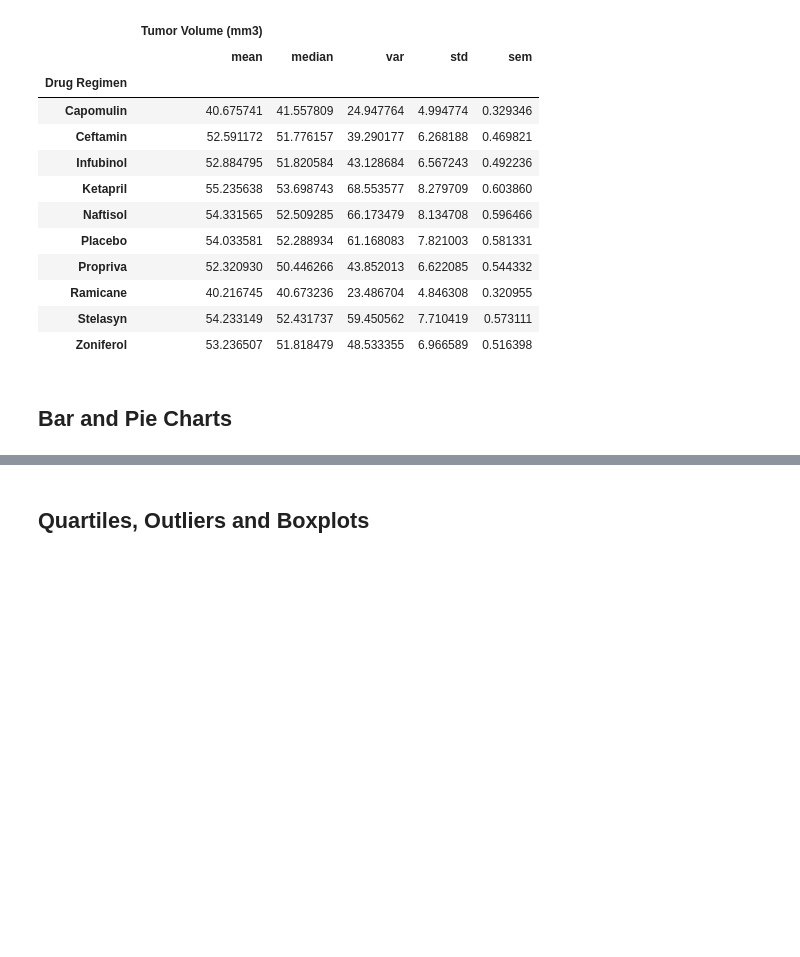
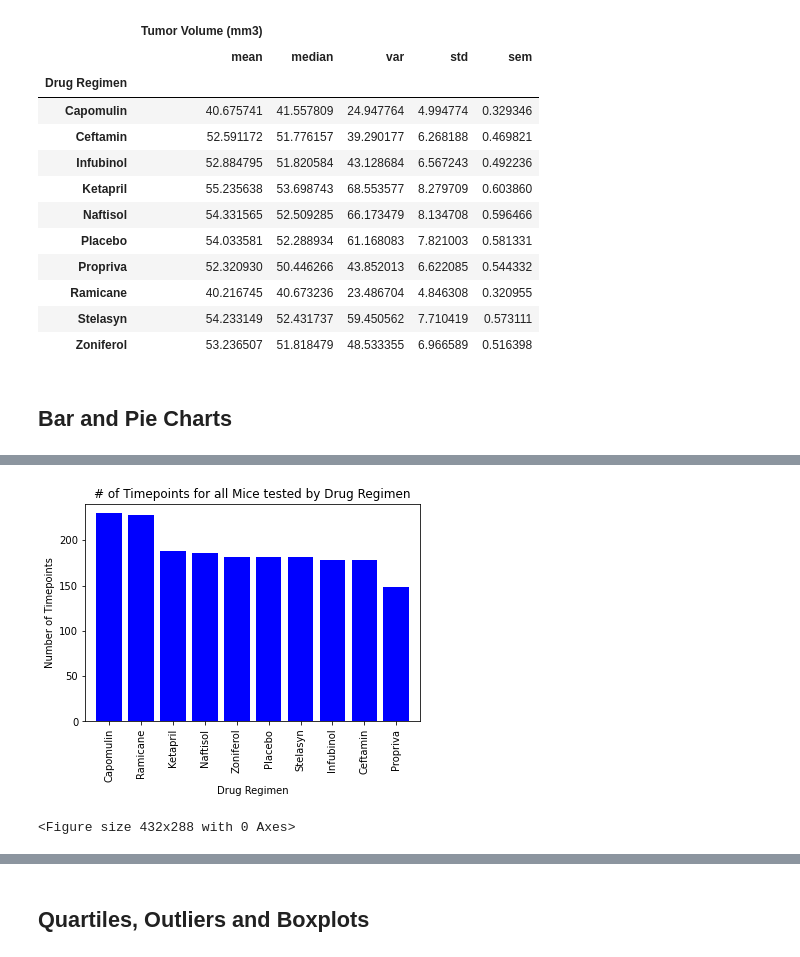
Before and after one commit to kclm40/pymaceuticals, a Jupyter notebook: pymaceuticals_starter.ipynb, the cells around one changed output, grey strips where cells are left out. Drawn from its saved outputs; the diff is of its cells as text; code cells hidden in the pictures; blank space fills up the shorter version.

```diff
--- a/pymaceuticals_starter.ipynb
+++ b/pymaceuticals_starter.ipynb
@@ -169,2 +183,26 @@ summary_agg
+# %%
+# Generate a bar plot showing the total number of timepoints for all mice tested for each drug regimen using pyplot.
+timepoint_pyplot = clean_df['Drug Regimen'].value_counts()
+
+#set x axis
+x_axis = timepoint_pyplot.index.values
+y_axis = timepoint_pyplot.values
+
+#create a pyplot bar chart
+plt.bar(x_axis, y_axis, color ='b', align = 'center')
+
+#set labels & title
+
+plt.title("# of Timepoints for all Mice tested by Drug Regimen")
+plt.xlabel("Drug Regimen")
+plt.ylabel("Number of Timepoints")
+plt.xticks(rotation ='vertical')
+plt.xlim(-.75, len(x_axis)-0.25)
+plt.ylim(0, max(y_axis)+10)
+plt.show()
+plt.tight_layout()
+# %% [output]
+[figure, added]
+<Figure size 432x288 with 0 Axes>
 # %%
 # Generate a pie plot showing the distribution of female versus male mice using Pandas
```
Also changed, not shown: parts of 5 cells of this notebook.
